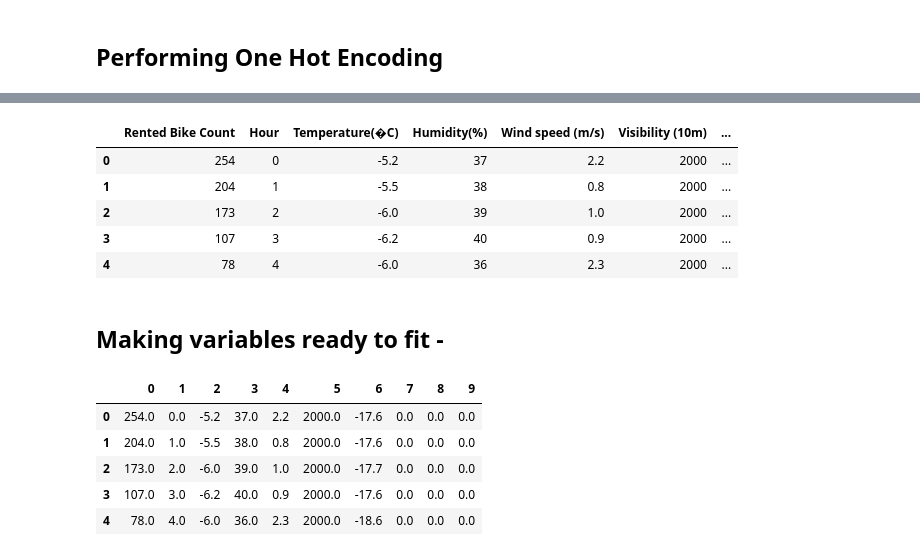
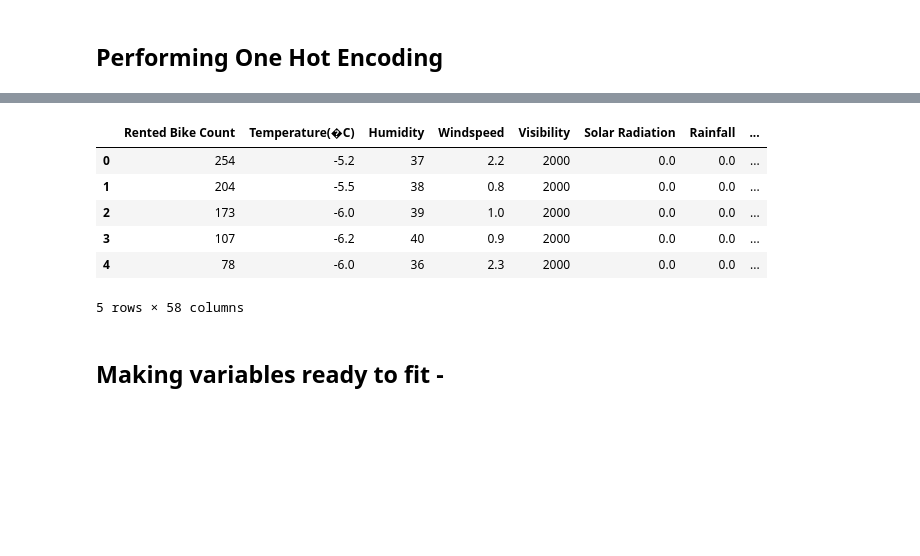
Before and after one commit to ankitrai777/Bike-Sharing-Demand-Prediction-, a Jupyter notebook: Bike Sharing Demand Prediction - Capstone Project.ipynb, the cells around one changed output, grey strips where cells are left out. Cells and saved outputs as stored; diff of their text form; code cells hidden in the pictures; blank space fills up the shorter version.

Commit message:
Third Commit : Bike Sharing Demand Prediction
Tried applying different regression models .

```diff
--- a/Bike Sharing Demand Prediction - Capstone Project.ipynb
+++ b/Bike Sharing Demand Prediction - Capstone Project.ipynb
@@ -393,13 +435,14 @@ df.head()
 # %%
 # Performing onehot encoder
-one_hot_encoded_data = pd.get_dummies(df, columns = ['Seasons', 'Holiday','Functioning Day'])
-one_hot_encoded_data.head()
+df = pd.get_dummies(df, columns = ['Hour','month','day','Seasons', 'Holiday'])
+df.head()
 # %% [output]
-|  | Rented Bike Count | Hour | Temperature(�C) | Humidity(%) | Wind speed (m/s) | Visibility (10m) | ... |
-| 0 | 254 | 0 | -5.2 | 37 | 2.2 | 2000 | ... |
-| 1 | 204 | 1 | -5.5 | 38 | 0.8 | 2000 | ... |
-| 2 | 173 | 2 | -6.0 | 39 | 1.0 | 2000 | ... |
-| 3 | 107 | 3 | -6.2 | 40 | 0.9 | 2000 | ... |
-| 4 | 78 | 4 | -6.0 | 36 | 2.3 | 2000 | ... |
+|  | Rented Bike Count | Temperature(�C) | Humidity | Windspeed | Visibility | Solar Radiation | Rainfall | ... |
+| 0 | 254 | -5.2 | 37 | 2.2 | 2000 | 0.0 | 0.0 | ... |
+| 1 | 204 | -5.5 | 38 | 0.8 | 2000 | 0.0 | 0.0 | ... |
+| 2 | 173 | -6.0 | 39 | 1.0 | 2000 | 0.0 | 0.0 | ... |
+| 3 | 107 | -6.2 | 40 | 0.9 | 2000 | 0.0 | 0.0 | ... |
+| 4 | 78 | -6.0 | 36 | 2.3 | 2000 | 0.0 | 0.0 | ... |
+5 rows × 58 columns
 # %% [markdown]
 ## Making variables ready to fit -
@@ -409,9 +448,0 @@ Y = df.iloc[:0:1].values
-# %%
-pd.DataFrame(X).head()
-# %% [output]
-|  | 0 | 1 | 2 | 3 | 4 | 5 | 6 | 7 | 8 | 9 |
-| 0 | 254.0 | 0.0 | -5.2 | 37.0 | 2.2 | 2000.0 | -17.6 | 0.0 | 0.0 | 0.0 |
-| 1 | 204.0 | 1.0 | -5.5 | 38.0 | 0.8 | 2000.0 | -17.6 | 0.0 | 0.0 | 0.0 |
-| 2 | 173.0 | 2.0 | -6.0 | 39.0 | 1.0 | 2000.0 | -17.7 | 0.0 | 0.0 | 0.0 |
-| 3 | 107.0 | 3.0 | -6.2 | 40.0 | 0.9 | 2000.0 | -17.6 | 0.0 | 0.0 | 0.0 |
-| 4 | 78.0 | 4.0 | -6.0 | 36.0 | 2.3 | 2000.0 | -18.6 | 0.0 | 0.0 | 0.0 |
```
Also changed, not shown: parts of 42 cells of this notebook.
